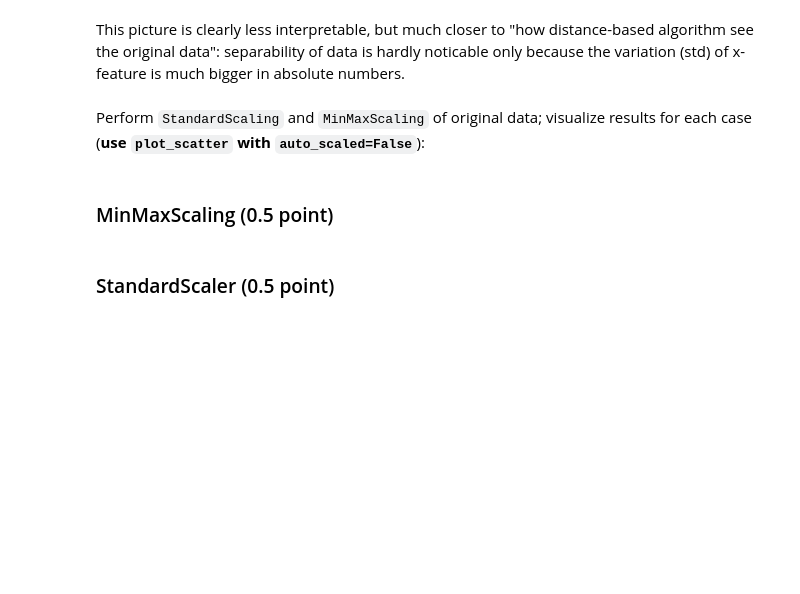
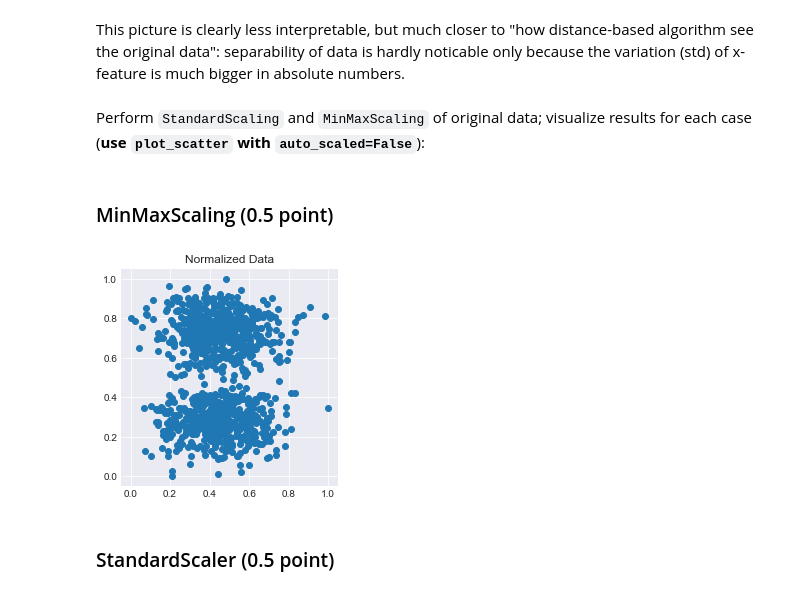
Before and after one commit to AndreiMedvedevSaratov/ml-6_feature_engineering_selection, a Jupyter notebook: homework.ipynb, the cells around one changed output. Cells and saved outputs as stored; diff of their text form; code cells hidden in the pictures; blank space fills up the shorter version.

```diff
--- a/homework.ipynb
+++ b/homework.ipynb
@@ -123,2 +121,8 @@ Perform `StandardScaling` and `MinMaxScaling` of original data; visualize result
+# %%
+minmax_scaler = MinMaxScaler()
+minmax_scaled = minmax_scaler.fit_transform(data)
+plot_scatter(minmax_scaled[:, 0], minmax_scaled[:, 1], auto_scaled=False , title='Normalized Data')
+# %% [output]
+[figure, added]
 # %% [markdown]
 ### StandardScaler (0.5 point)
```
Also changed, not shown: parts of 7 cells of this notebook.
